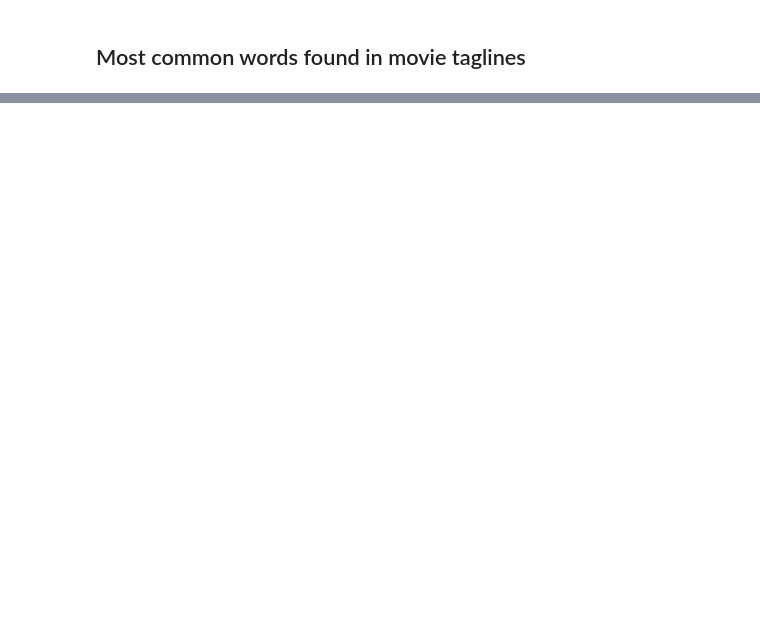
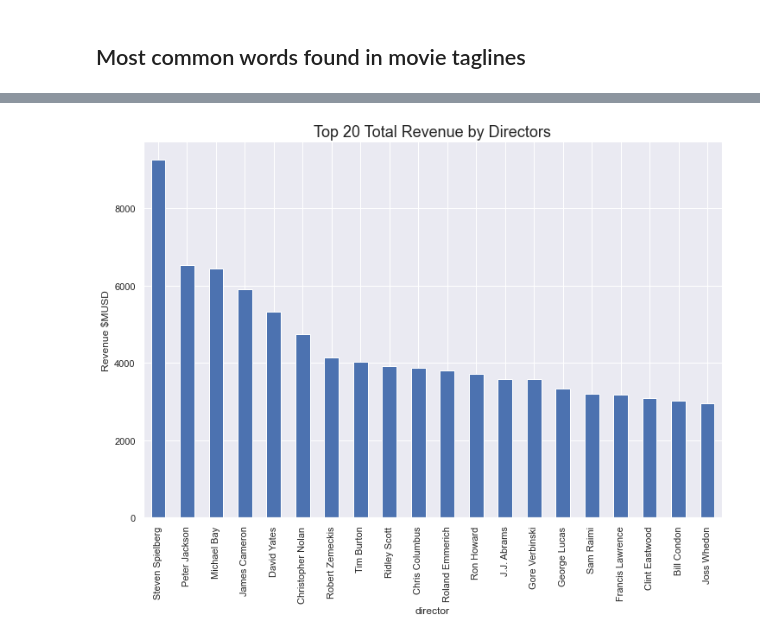
Before and after one commit to bcgithubpage/datascience, a Jupyter notebook: EDA_Movie_Project_Part1.ipynb, the cells around one changed output, grey strips where cells are left out. Drawn from its saved outputs; the diff is of its cells as text; code cells hidden in the pictures; blank space fills up the shorter version.

```diff
--- a/EDA_Movie_Project_Part1.ipynb
+++ b/EDA_Movie_Project_Part1.ipynb
@@ -553,0 +771,8 @@ plt.show()
+# %%
+plt.figure(figsize=(12,8))
+df.groupby('director')['revenue_musd'].sum().nlargest(20).plot(kind='bar')
+plt.title('Top 20 Total Revenue by Directors', fontsize=18)
+plt.ylabel('Revenue $MUSD')
+plt.show()
+# %% [output]
+[figure, added]
```
Also changed, not shown: parts of 49 cells of this notebook.
